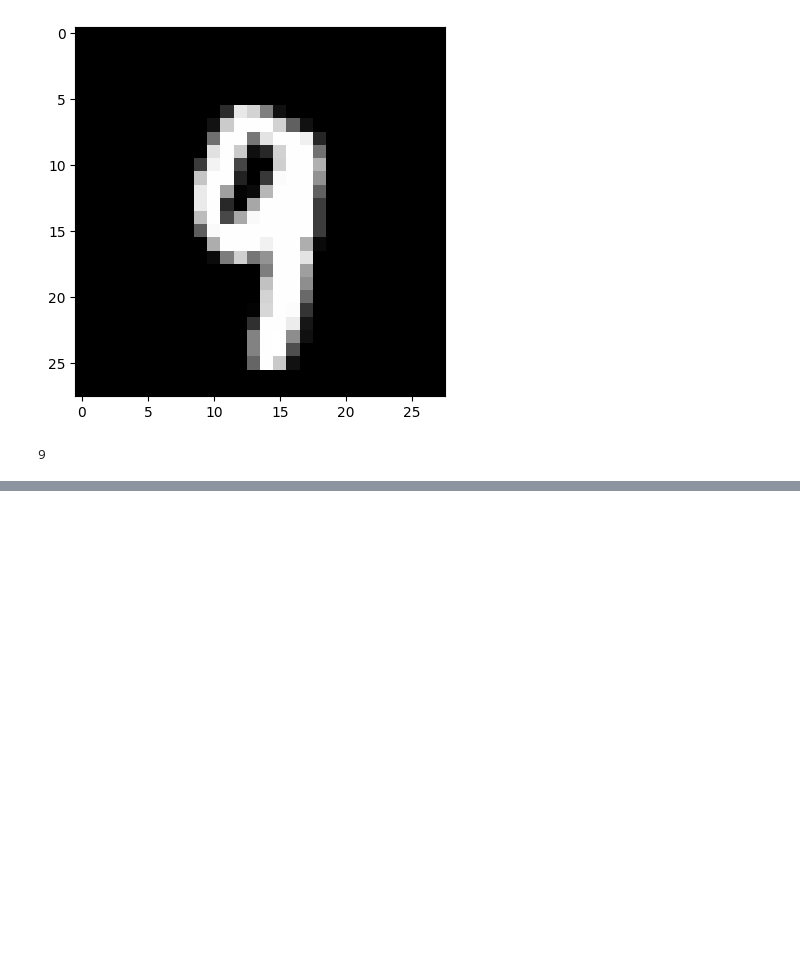
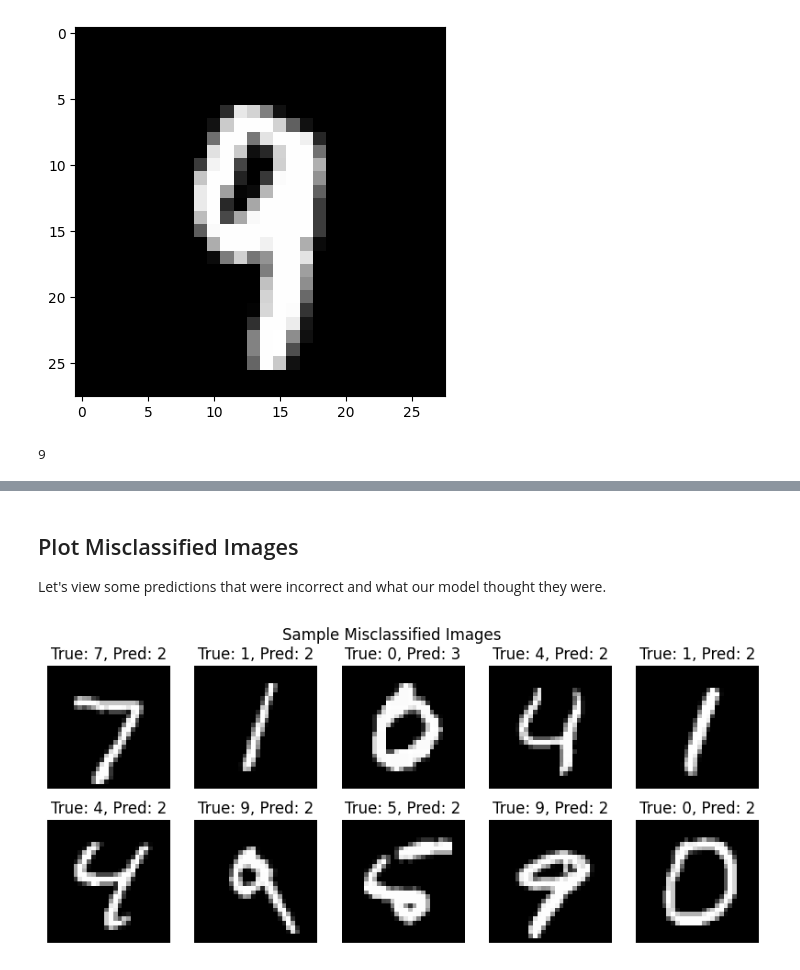
Before and after one commit to ethanvillalovoz/pytorch-basic-nn, a Jupyter notebook: src/5_CNN.ipynb, the cells around one changed output, grey strips where cells are left out. Saved outputs shown, nothing was run; the diff lists cells and outputs as text; code cells hidden in the pictures; blank space fills up the shorter version.

```diff
--- a/src/5_CNN.ipynb
+++ b/src/5_CNN.ipynb
@@ -298,0 +402,17 @@ predicted_class.item()  # Get the predicted class as a Python integer
+# %% [markdown]
+## Plot Misclassified Images
+
+Let's view some predictions that were incorrect and what our model thought they were.
+# %%
+# Plot a few misclassified images
+misclassified = [(img, pred, label) for img, pred, label in zip(test_dataset, all_preds, all_labels) if pred != label]
+plt.figure(figsize=(10,4))
+for i, (img, pred, label) in enumerate(misclassified[:10]):
+    plt.subplot(2,5,i+1)
+    plt.imshow(img[0].squeeze(), cmap='gray')
+    plt.title(f'True: {label}, Pred: {pred}')
+    plt.axis('off')
+plt.suptitle('Sample Misclassified Images')
+plt.show()
+# %% [output]
+[figure, added]
```
Also changed, not shown: parts of 16 cells of this notebook, 2 other files.
